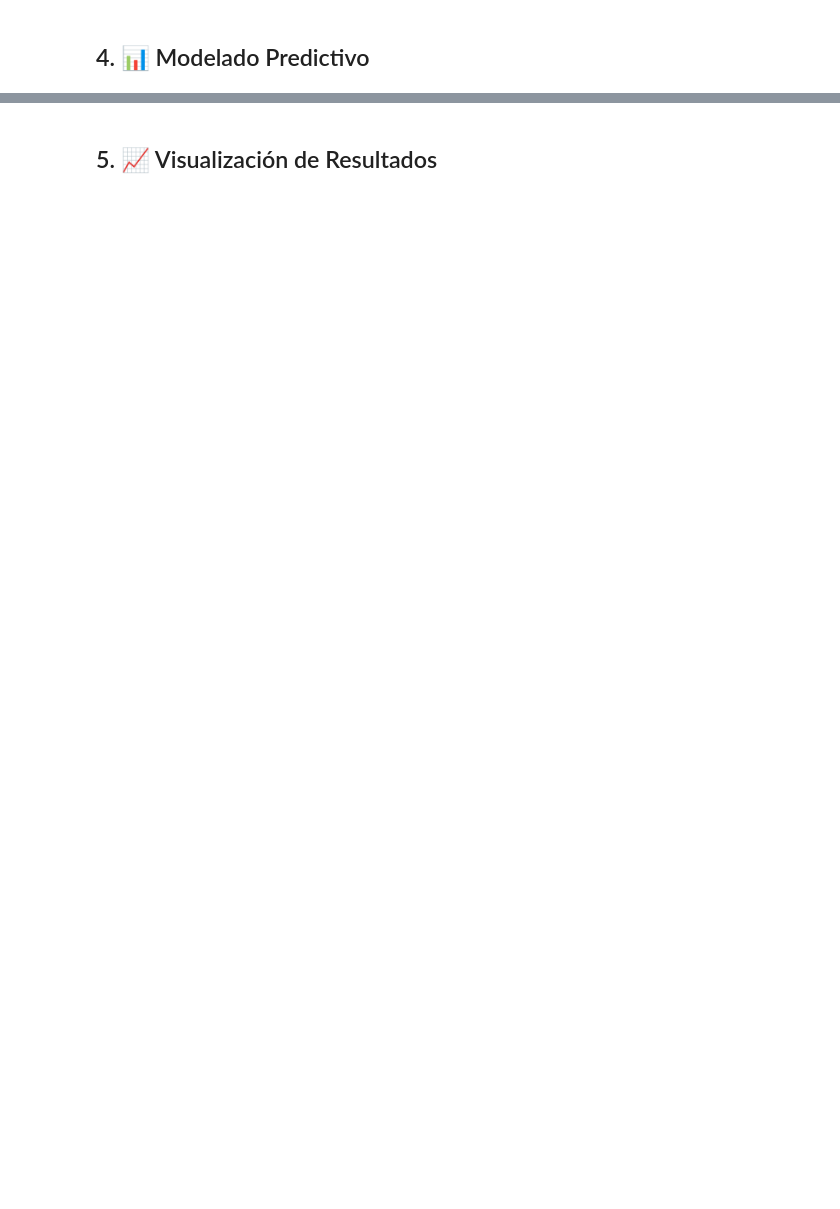
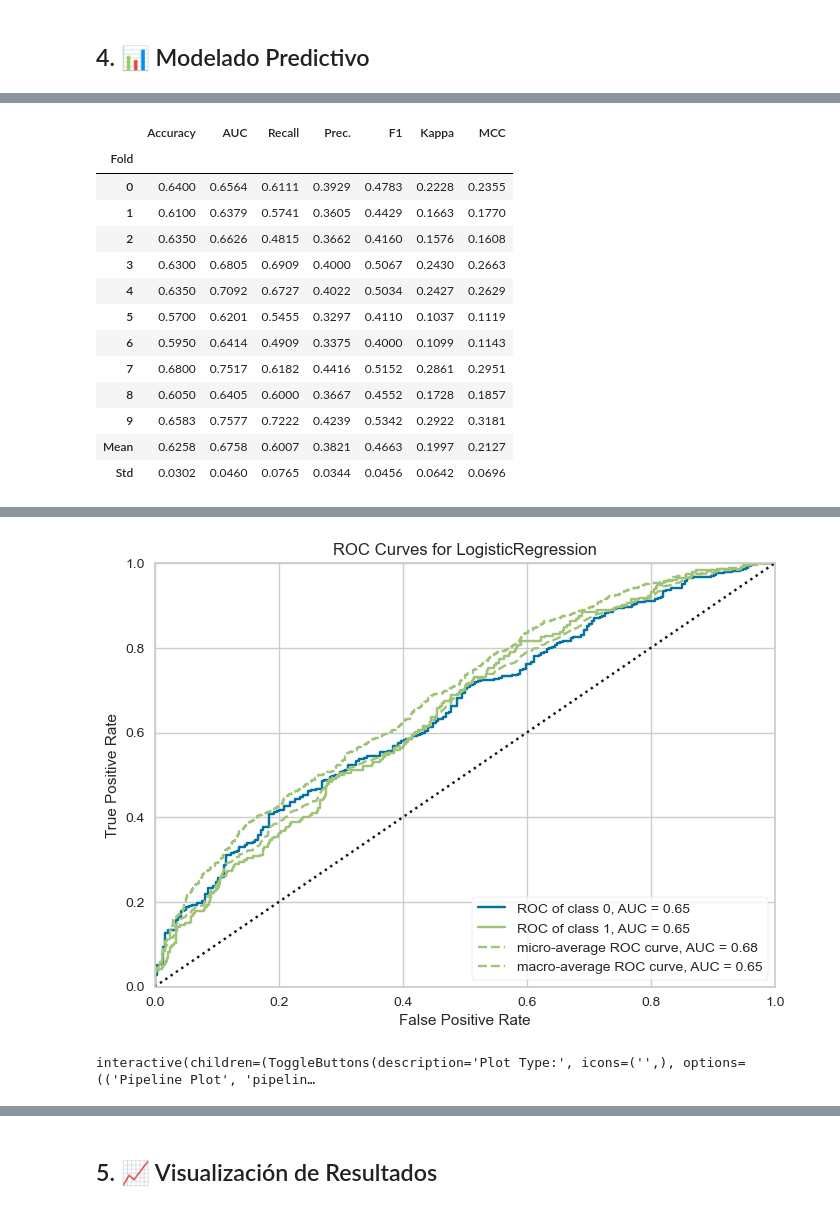
Before and after one commit to Gos2two/UCI-I61, a Jupyter notebook: analisis_readmision_uci_hemorragia_intracerebral.ipynb, the cells around one changed output, grey strips where cells are left out. Saved outputs shown, nothing was run; the diff lists cells and outputs as text; code cells hidden in the pictures; blank space fills up the shorter version.

```diff
--- a/analisis_readmision_uci_hemorragia_intracerebral.ipynb
+++ b/analisis_readmision_uci_hemorragia_intracerebral.ipynb
@@ -203,0 +787,7 @@ AUC: 0.6376826578439483
+# %%
+from pycaret.classification import plot_model, create_model
+lr_model = create_model('lr')
+plot_model(lr_model, plot='auc')
+# Evaluate the model
+evaluate_model(lr_model)
+# %% [output]
@@ -203,0 +795,14 @@ AUC: 0.6376826578439483
+|  | Accuracy | AUC | Recall | Prec. | F1 | Kappa | MCC |
+| Fold |  |  |  |  |  |  |  |
+| 0 | 0.6400 | 0.6564 | 0.6111 | 0.3929 | 0.4783 | 0.2228 | 0.2355 |
+| 1 | 0.6100 | 0.6379 | 0.5741 | 0.3605 | 0.4429 | 0.1663 | 0.1770 |
+| 2 | 0.6350 | 0.6626 | 0.4815 | 0.3662 | 0.4160 | 0.1576 | 0.1608 |
+| 3 | 0.6300 | 0.6805 | 0.6909 | 0.4000 | 0.5067 | 0.2430 | 0.2663 |
+| 4 | 0.6350 | 0.7092 | 0.6727 | 0.4022 | 0.5034 | 0.2427 | 0.2629 |
+| 5 | 0.5700 | 0.6201 | 0.5455 | 0.3297 | 0.4110 | 0.1037 | 0.1119 |
+| 6 | 0.5950 | 0.6414 | 0.4909 | 0.3375 | 0.4000 | 0.1099 | 0.1143 |
+| 7 | 0.6800 | 0.7517 | 0.6182 | 0.4416 | 0.5152 | 0.2861 | 0.2951 |
+| 8 | 0.6050 | 0.6405 | 0.6000 | 0.3667 | 0.4552 | 0.1728 | 0.1857 |
+| 9 | 0.6583 | 0.7577 | 0.7222 | 0.4239 | 0.5342 | 0.2922 | 0.3181 |
+| Mean | 0.6258 | 0.6758 | 0.6007 | 0.3821 | 0.4663 | 0.1997 | 0.2127 |
+| Std | 0.0302 | 0.0460 | 0.0765 | 0.0344 | 0.0456 | 0.0642 | 0.0696 |
@@ -203,0 +811,2 @@ AUC: 0.6376826578439483
+[figure, added]
+interactive(children=(ToggleButtons(description='Plot Type:', icons=('',), options=(('Pipeline Plot', 'pipelin…
```
Also changed, not shown: parts of 21 cells of this notebook, 3 other files.
